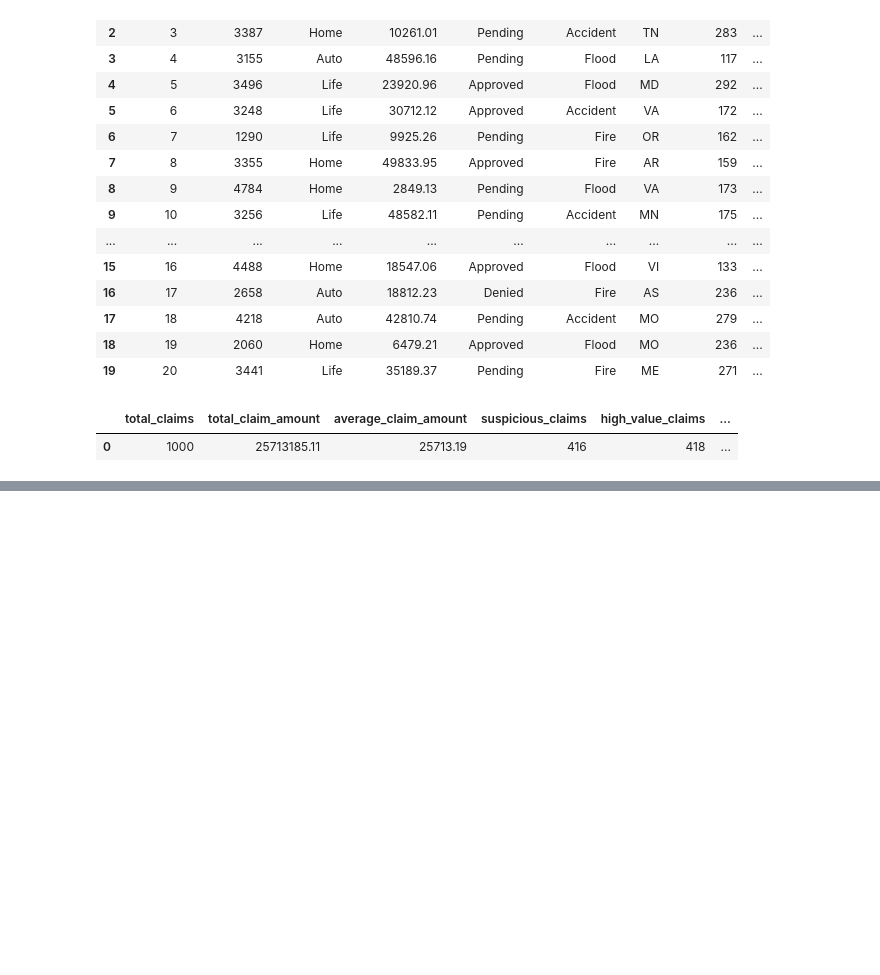
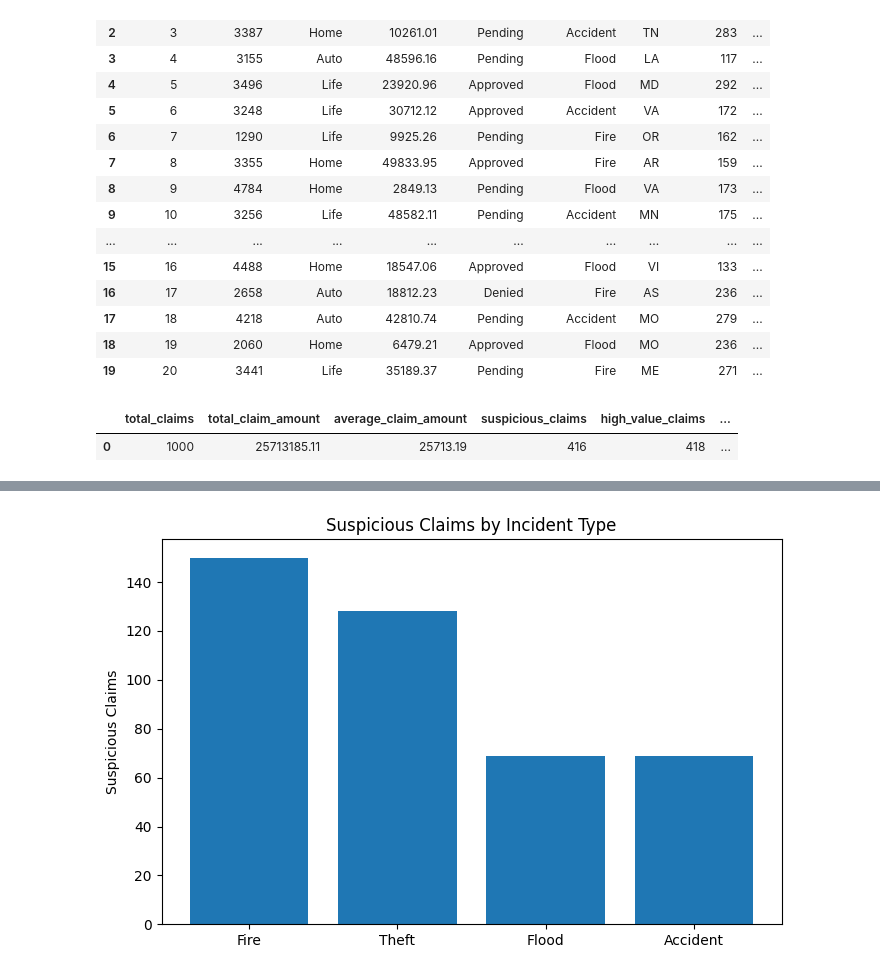
Before and after one commit to dammylee2244/insurance-claims-analytics-platform, a Jupyter notebook: insurance_claims_exploration.ipynb.ipynb, the cells around one changed output, grey strips where cells are left out. Cells and saved outputs as stored; diff of their text form; code cells hidden in the pictures; blank space fills up the shorter version.

```diff
--- a/insurance_claims_exploration.ipynb.ipynb
+++ b/insurance_claims_exploration.ipynb.ipynb
@@ -31,0 +79,22 @@ gold_df
+# %%
+suspicious_df = claims_df[
+    claims_df["suspicious_claim"] == True
+]
+
+incident_counts = suspicious_df[
+    "incident_type"
+].value_counts()
+
+plt.figure(figsize=(8,5))
+
+plt.bar(
+    incident_counts.index,
+    incident_counts.values
+)
+
+plt.title("Suspicious Claims by Incident Type")
+plt.ylabel("Suspicious Claims")
+
+plt.show()
+# %% [output]
+[figure, added]
```
Also changed, not shown: parts of 11 cells of this notebook.
